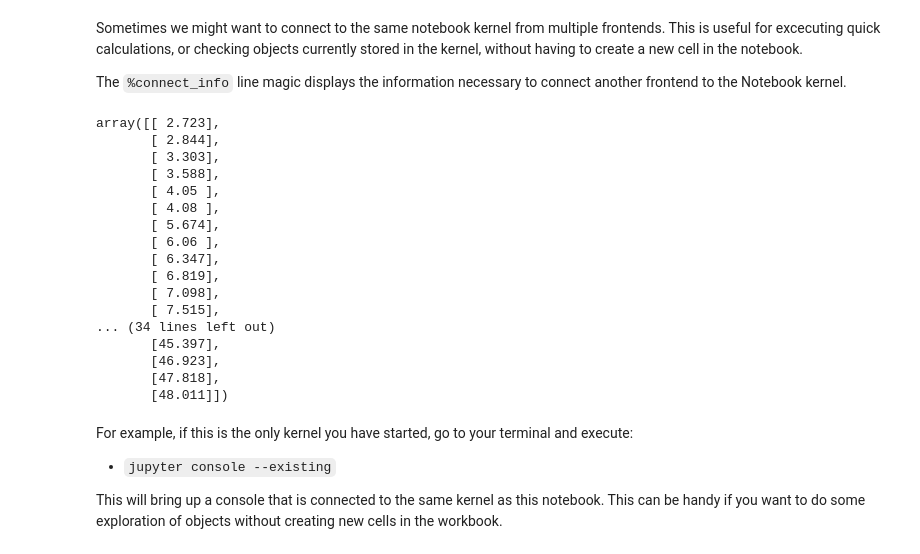
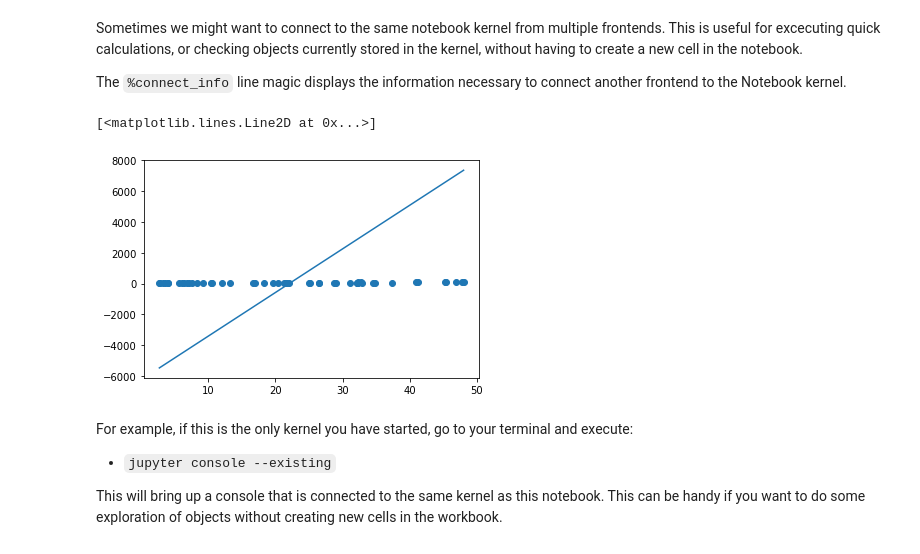
Before and after one commit to hwixley/IAML-cwk1, a Jupyter notebook: INFR10069-2020-CW1/00 - Introduction.ipynb, the cells around one changed output. Saved outputs shown, nothing was run; the diff lists cells and outputs as text; code cells hidden in the pictures.

```diff
--- a/INFR10069-2020-CW1/00 - Introduction.ipynb
+++ b/INFR10069-2020-CW1/00 - Introduction.ipynb
@@ -181,30 +181,26 @@ plt.scatter(X,mod)
 Sometimes we might want to connect to the same notebook kernel from multiple frontends. This is useful for excecuting quick calculations, or checking objects currently stored in the kernel, without having to create a new cell in the notebook.
 
 The `%connect_info` line magic displays the information necessary to connect another frontend to the Notebook kernel.
-# %%
-import numpy as np
-
-X = np.array(ds["revision_time"]).reshape(-1,1)
-
-Y = np.array(ds["exam_score"])
-# %% [output]
-array([[ 2.723],
-       [ 2.844],
-       [ 3.303],
-       [ 3.588],
-       [ 4.05 ],
-       [ 4.08 ],
-       [ 5.674],
-       [ 6.06 ],
-       [ 6.347],
-       [ 6.819],
-       [ 7.098],
-       [ 7.515],
-... (34 lines left out)
-       [45.397],
-       [46.923],
-       [47.818],
-       [48.011]])
+# %%
+import numpy as np
+
+X = np.array(ds["revision_time"]).reshape(-1,1)
+
+Y = np.array(ds["exam_score"])
+
+m = (len(X) * np.sum(X*Y) - np.sum(X) * np.sum(Y))/(len(X)*np.sum(X*X) - np.sum(X)**2)
+b = (np.sum(Y) - m*np.sum(X))/len(X)
+
+def predict(x):
+    return m*x + b
+
+yp = predict(X)
+
+plt.scatter(X,Y)
+plt.plot(X,yp)
+# %% [output]
+[<matplotlib.lines.Line2D at 0x...>]
+[figure, added]
 # %% [markdown]
 For example, if this is the only kernel you have started, go to your terminal and execute:
 
```
